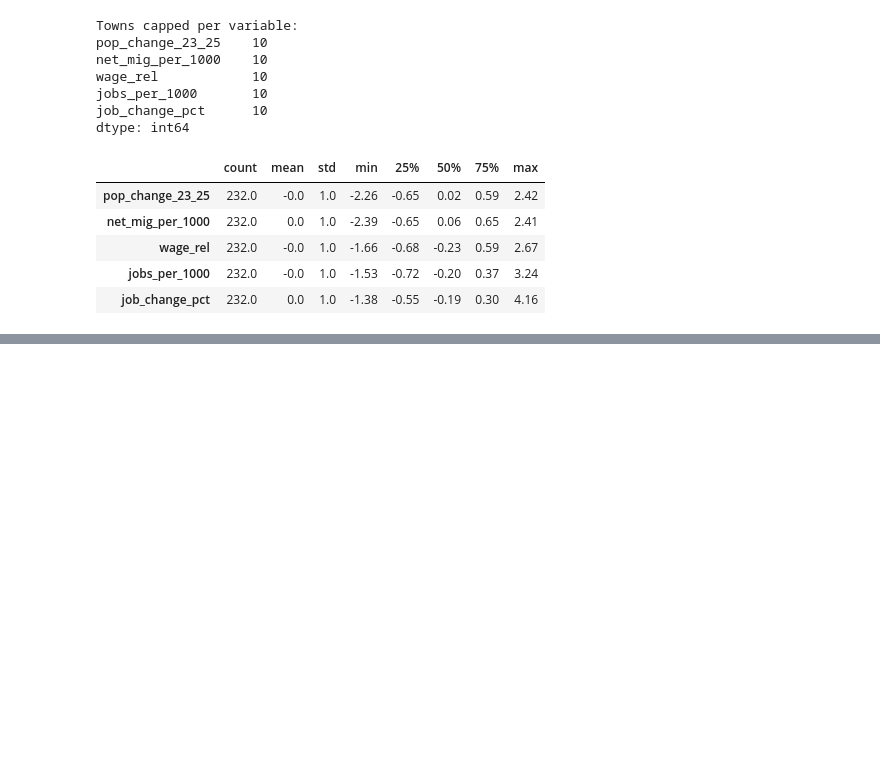
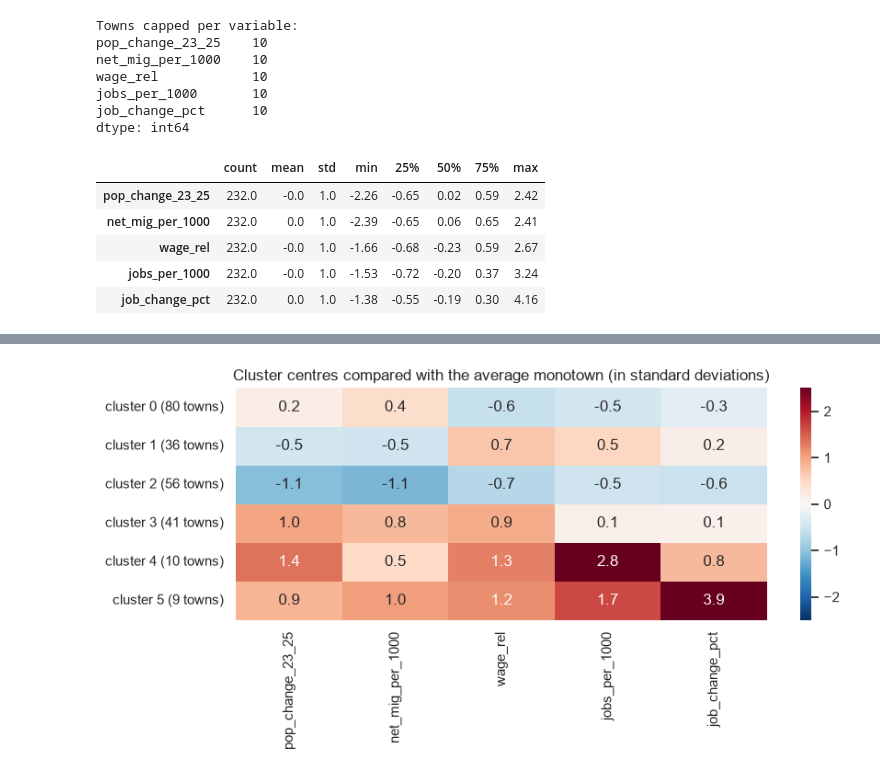
Before and after one commit to evelina-kalugina/-russian-monotowns-typology, a Jupyter notebook: notebooks/04_clustering.ipynb, the cells around one changed output, grey strips where cells are left out. Saved outputs shown, nothing was run; the diff lists cells and outputs as text; code cells hidden in the pictures; blank space fills up the shorter version.

```diff
--- a/notebooks/04_clustering.ipynb
+++ b/notebooks/04_clustering.ipynb
@@ -191,0 +241,5 @@ dtype: int64
+# %%
+K = 6
+km = KMeans(n_clusters=K, n_init=50, random_state=42).fit(X)
+df["cluster"] = km.labels_
+df["cluster"].value_counts().sort_index()
@@ -191,0 +261,11 @@ dtype: int64
+# %%
+centres = pd.DataFrame(km.cluster_centers_, columns=CLUSTER_VARS)
+centres.index = [f"cluster {c} ({n} towns)" for c, n in zip(centres.index, np.bincount(km.labels_))]
+
+plt.figure(figsize=(9, 4.5))
+sns.heatmap(centres, annot=True, fmt=".1f", cmap="RdBu_r", center=0, vmin=-2.5, vmax=2.5)
+plt.title("Cluster centres compared with the average monotown (in standard deviations)")
+plt.tight_layout()
+plt.show()
+# %% [output]
+[figure, added]
```
Also changed, not shown: parts of 9 cells of this notebook.
